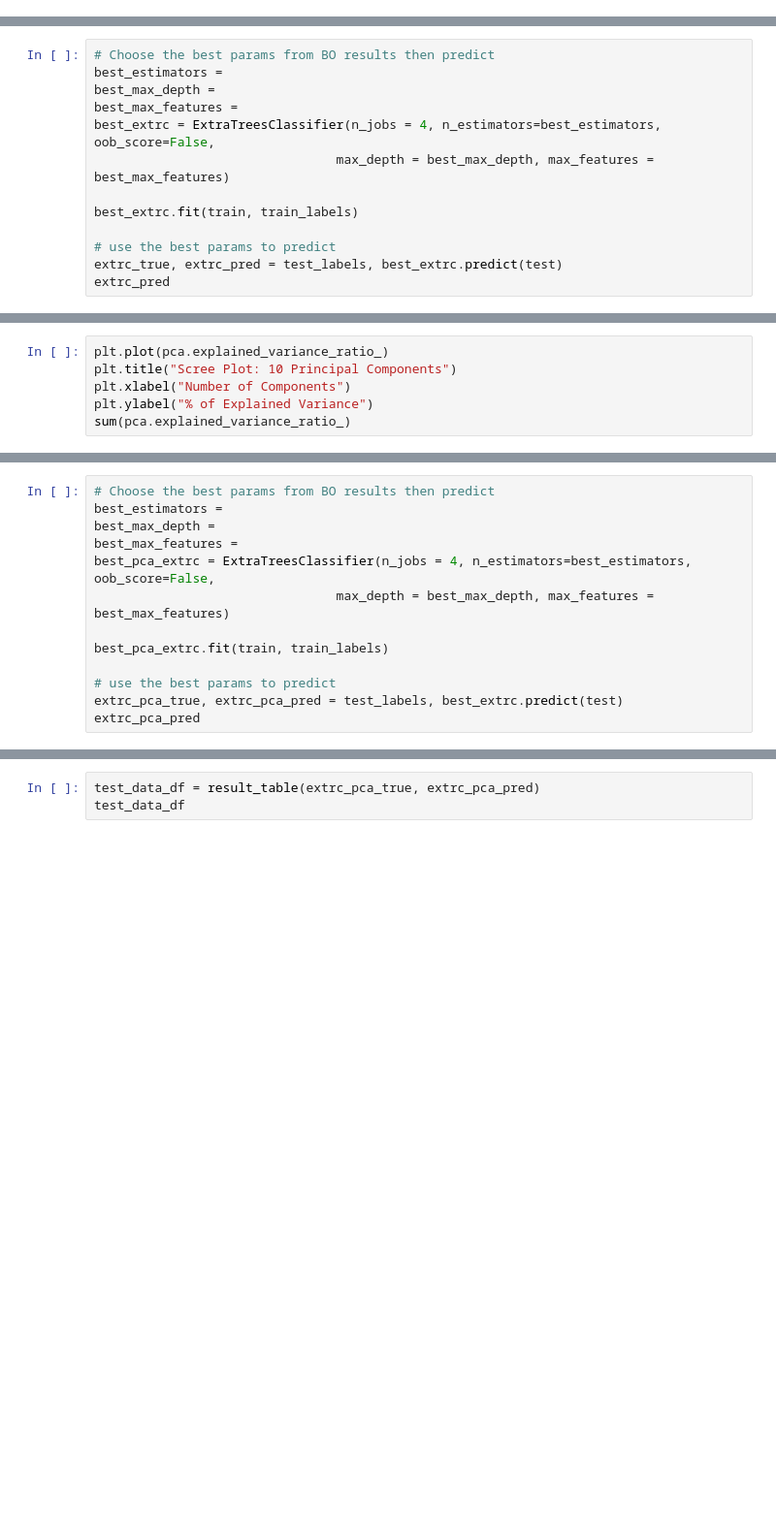
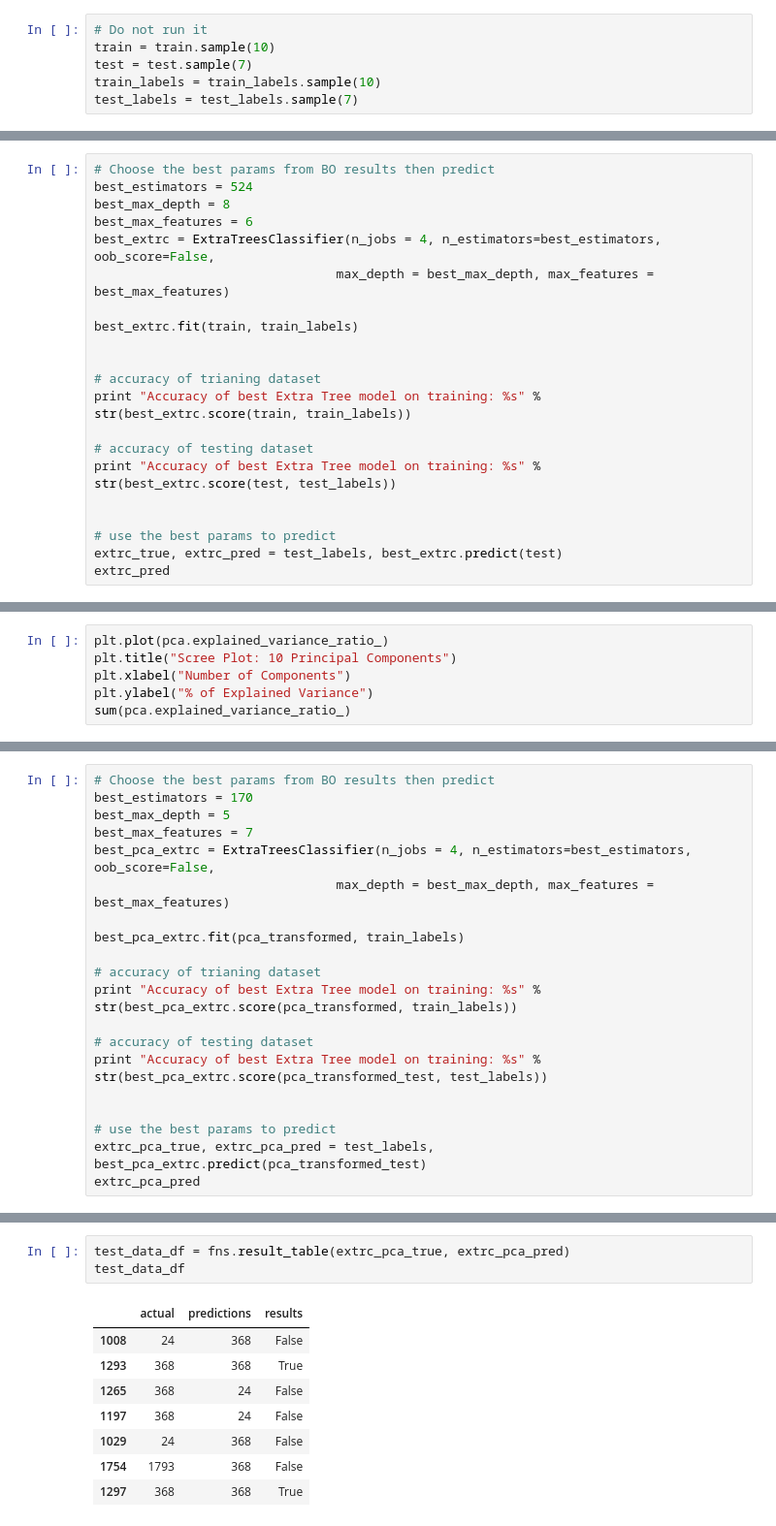
Before and after one commit to Tingting-Chang/painting-classifier, a Jupyter notebook: extra_tree.ipynb, the cells around one changed output, grey strips where cells are left out. Shown at 97% size. Drawn from its saved outputs; the diff is of its cells as text; blank space fills up the shorter version.

```diff
--- a/extra_tree.ipynb
+++ b/extra_tree.ipynb
@@ -36,3 +69,9 @@ train, train_labels, test, test_labels = fns.get_top_author(3)
+# %%
+# Do not run it
+train = train.sample(10)
+test = test.sample(7)
+train_labels = train_labels.sample(10)
+test_labels = test_labels.sample(7)
 # %% [markdown]
 ================================================================================================================
 
@@ -105,13 +178,21 @@ extr_bo(extr_evaluate)
 # %%
 # Choose the best params from BO results then predict
-best_estimators =
-best_max_depth =
-best_max_features =
+best_estimators = 524
+best_max_depth = 8
+best_max_features = 6
 best_extrc = ExtraTreesClassifier(n_jobs = 4, n_estimators=best_estimators, oob_score=False,
                                 max_depth = best_max_depth, max_features = best_max_features)
 
 best_extrc.fit(train, train_labels)
 
+
+# accuracy of trianing dataset
+print "Accuracy of best Extra Tree model on training: %s" % str(best_extrc.score(train, train_labels))
+
+# accuracy of testing dataset
+print "Accuracy of best Extra Tree model on training: %s" % str(best_extrc.score(test, test_labels))
+
+
 # use the best params to predict
 extrc_true, extrc_pred = test_labels, best_extrc.predict(test)
 extrc_pred
@@ -143,13 +257,20 @@ extr_bo(extr_pca_evaluate)
 # %%
 # Choose the best params from BO results then predict
-best_estimators =
-best_max_depth =
-best_max_features =
+best_estimators = 170
+best_max_depth = 5
+best_max_features = 7
 best_pca_extrc = ExtraTreesClassifier(n_jobs = 4, n_estimators=best_estimators, oob_score=False,
                                 max_depth = best_max_depth, max_features = best_max_features)
 
-best_pca_extrc.fit(train, train_labels)
+best_pca_extrc.fit(pca_transformed, train_labels)
+
+# accuracy of trianing dataset
+print "Accuracy of best Extra Tree model on training: %s" % str(best_pca_extrc.score(pca_transformed, train_labels))
+
+# accuracy of testing dataset
+print "Accuracy of best Extra Tree model on training: %s" % str(best_pca_extrc.score(pca_transformed_test, test_labels))
+
 
 # use the best params to predict
-extrc_pca_true, extrc_pca_pred = test_labels, best_extrc.predict(test)
+extrc_pca_true, extrc_pca_pred = test_labels, best_pca_extrc.predict(pca_transformed_test)
 extrc_pca_pred
@@ -162,3 +291,12 @@ best_pca_extrc.score(pca_transformed_test, test_labels)
 # %%
-test_data_df = result_table(extrc_pca_true, extrc_pca_pred)
+test_data_df = fns.result_table(extrc_pca_true, extrc_pca_pred)
 test_data_df
+# %% [output]
+|  | actual | predictions | results |
+| 1008 | 24 | 368 | False |
+| 1293 | 368 | 368 | True |
+| 1265 | 368 | 24 | False |
+| 1197 | 368 | 24 | False |
+| 1029 | 24 | 368 | False |
+| 1754 | 1793 | 368 | False |
+| 1297 | 368 | 368 | True |
```
Also changed, not shown: parts of 11 cells of this notebook, 1 other file.
